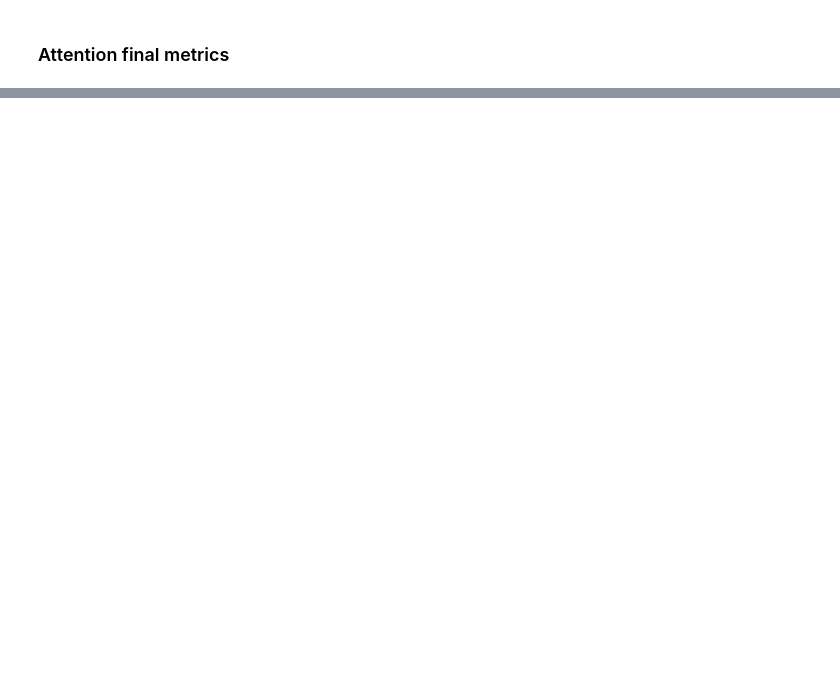
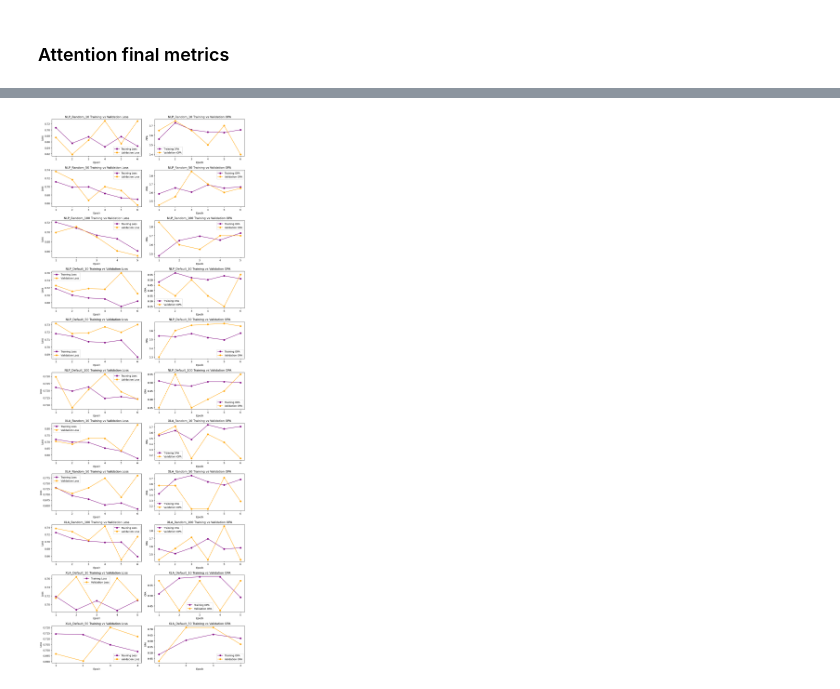
Before and after one commit to valeriavla/tpu_neuro, a Jupyter notebook: code/plots.ipynb, the cells around one changed output, grey strips where cells are left out. Saved outputs shown, nothing was run; the diff lists cells and outputs as text; code cells hidden in the pictures; blank space fills up the shorter version.

```diff
--- a/code/plots.ipynb
+++ b/code/plots.ipynb
@@ -261,0 +415,39 @@ nlp_default_100
+# %%
+import pandas as pd
+import matplotlib.pyplot as plt
+
+# Define the datasets and their labels
+datasets = [nlp_random_10, nlp_random_50, nlp_random_100, nlp_default_10, nlp_default_50, nlp_default_100, xla_random_10, xla_random_50, xla_random_100, xla_default_10, xla_default_50]
+labels = ['NLP_Random_10', 'NLP_Random_50','NLP_Random_100','NLP_Default_10','NLP_Default_50','NLP_Default_100','XLA_Random_10','XLA_Random_50','XLA_Random_100','XLA_Default_10','XLA_Default_50']
+
+# Creating combined plots
+plt.figure(figsize=(12, 32))
+
+for i, dataset in enumerate(datasets):
+    label = labels[i]
+
+    # Plot for Losses (Training and Validation)
+    plt.subplot(11, 2, i * 2 + 1)
+    plt.plot(dataset['epoch'], dataset['training_loss'], label='Training Loss', marker='o', color='purple')
+    plt.plot(dataset['epoch'], dataset['validation_loss'], label='Validation Loss', marker='o', color='orange')
+    plt.xlabel('Epoch')
+    plt.ylabel('Loss')
+    plt.title(f'{label} Training vs Validation Loss')
+    plt.legend()
+    plt.xticks(dataset['epoch'].astype(int))
+
+    # Plot for OPAs (Training and Validation)
+    plt.subplot(11, 2, i * 2 + 2)
+    plt.plot(dataset['epoch'], dataset['training_opa'], label='Training OPA', marker='o', color='purple')
+    plt.plot(dataset['epoch'], dataset['validation_opa'], label='Validation OPA', marker='o', color='orange')
+    plt.xlabel('Epoch')
+    plt.ylabel('OPA')
+    plt.title(f'{label} Training vs Validation OPA')
+    plt.legend()
+    plt.xticks(dataset['epoch'].astype(int))
+
+plt.tight_layout()
+plt.savefig('../plots/attn_final_metric_plots.png')
+plt.show()
+# %% [output]
+[figure, added]
```
Also changed, not shown: parts of 7 cells of this notebook, 3 other files.
